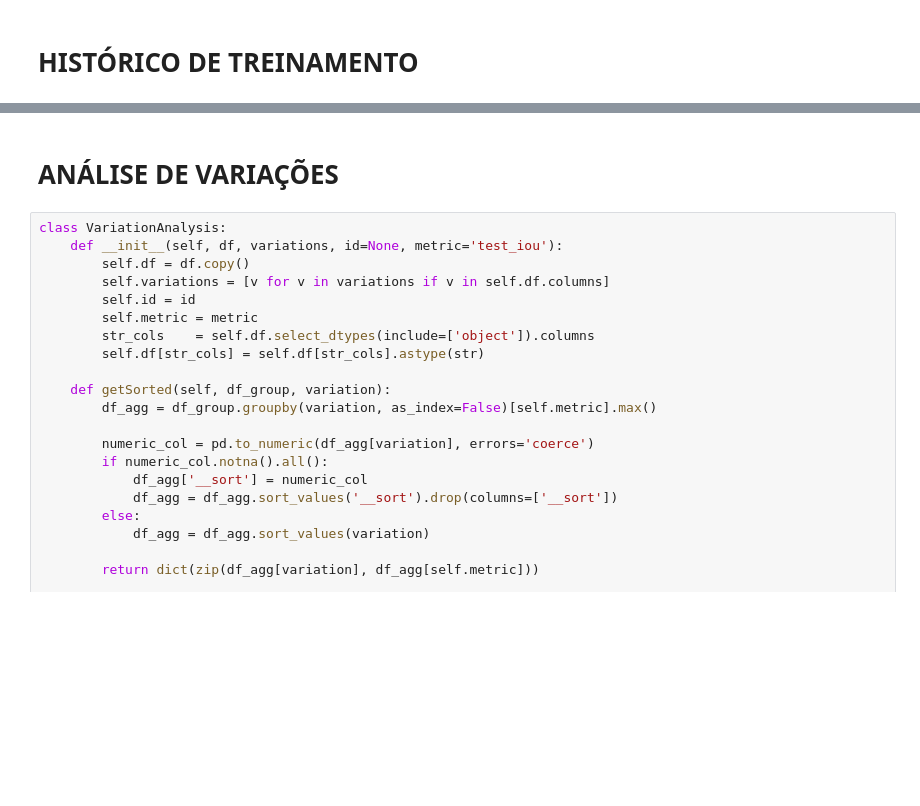
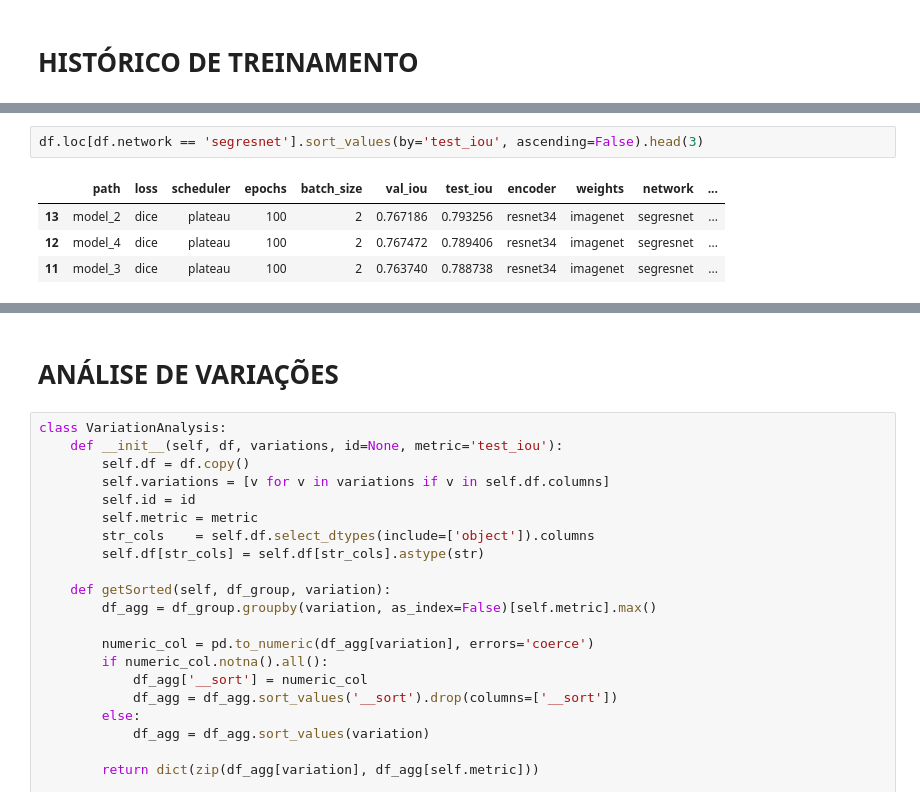
Before and after one commit to KlaussMarchi/Falhas, a Jupyter notebook: Model/PostProc.ipynb, the cells around one changed output, grey strips where cells are left out. Saved outputs shown, nothing was run; the diff lists cells and outputs as text; blank space fills up the shorter version.

```diff
--- a/Model/PostProc.ipynb
+++ b/Model/PostProc.ipynb
@@ -73,0 +74,7 @@ df.head(2)
+# %%
+df.loc[df.network == 'segresnet'].sort_values(by='test_iou', ascending=False).head(3)
+# %% [output]
+|  | path | loss | scheduler | epochs | batch_size | val_iou | test_iou | encoder | weights | network | ... |
+| 13 | model_2 | dice | plateau | 100 | 2 | 0.767186 | 0.793256 | resnet34 | imagenet | segresnet | ... |
+| 12 | model_4 | dice | plateau | 100 | 2 | 0.767472 | 0.789406 | resnet34 | imagenet | segresnet | ... |
+| 11 | model_3 | dice | plateau | 100 | 2 | 0.763740 | 0.788738 | resnet34 | imagenet | segresnet | ... |
```
Also changed, not shown: parts of 5 cells of this notebook, 6 other files.
